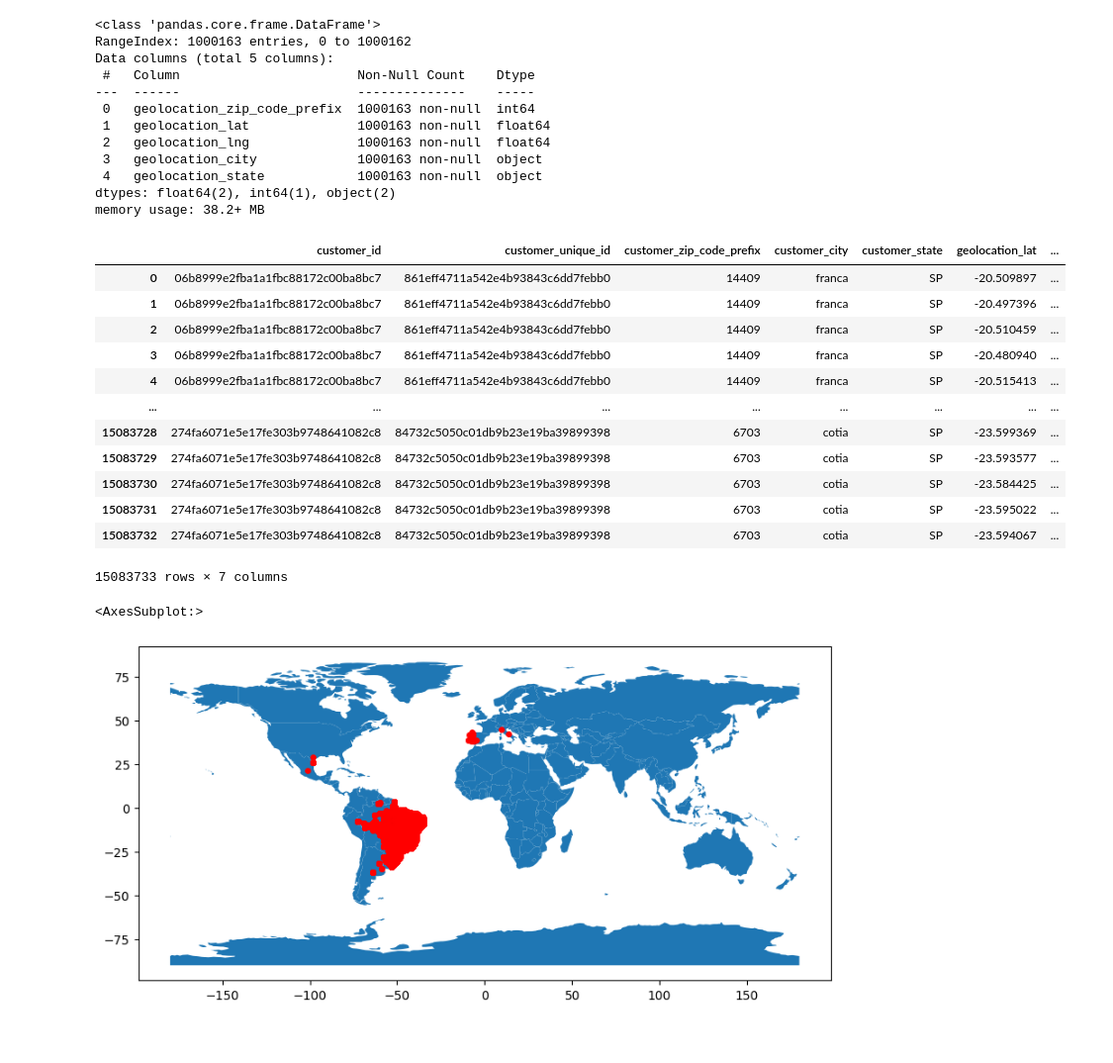
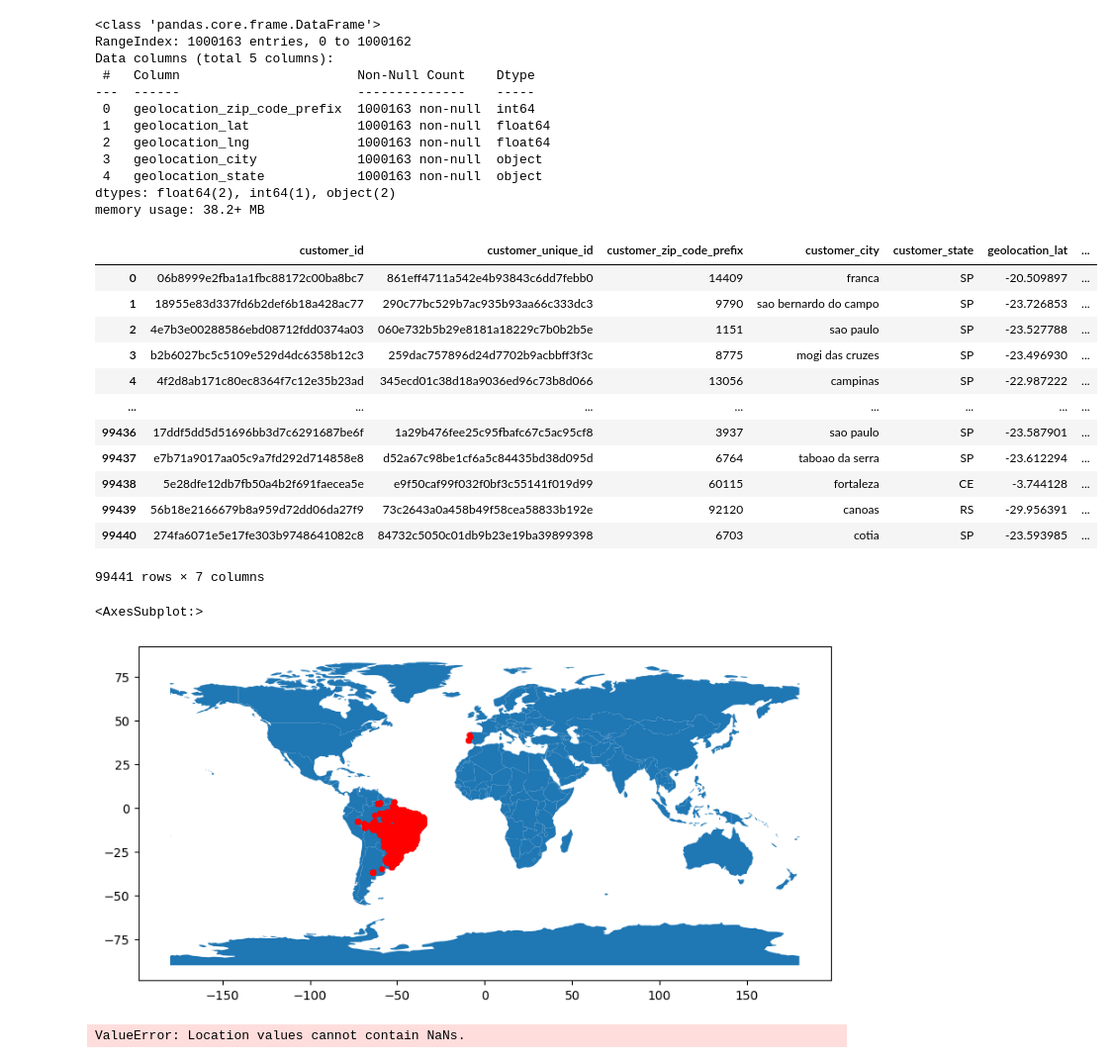
Before and after one commit to haelbrek/Olist, a Jupyter notebook: Anlayse_Emad/Analyse_Emad.ipynb, the cells around one changed output. Shown: that part at 99% size. Saved outputs shown, nothing was run; the diff lists cells and outputs as text; code cells hidden in the pictures.

```diff
--- a/Anlayse_Emad/Analyse_Emad.ipynb
+++ b/Anlayse_Emad/Analyse_Emad.ipynb
@@ -25,6 +25,8 @@ duplicates.shape[0]
 413907
 # %%
 geolocation_dataset_without_duplicates = geolocation_dataset.drop_duplicates(subset=['geolocation_lat', 'geolocation_lng'])
+# %%
+geolocation_dataset_without_duplicates_in_zip = geolocation_dataset.drop_duplicates(subset=['geolocation_zip_code_prefix'])
 # %%
 geolocation_dataset_without_duplicates.shape[0]
 # %% [output]
@@ -75,26 +77,26 @@ Data columns (total 5 columns):
 dtypes: float64(2), int64(1), object(2)
 memory usage: 38.2+ MB
 # %%
-merged_df = customers_dataset.merge(geolocation_dataset[['geolocation_zip_code_prefix', 'geolocation_lat', 'geolocation_lng']],
+merged_df = customers_dataset.merge(geolocation_dataset_without_duplicates_in_zip[['geolocation_zip_code_prefix', 'geolocation_lat', 'geolocation_lng']],
                                      left_on='customer_zip_code_prefix',
                                      right_on='geolocation_zip_code_prefix',
                                      how='left')
 merged_df = merged_df.drop('geolocation_zip_code_prefix', axis=1)
 merged_df
 # %% [output]
 |  | customer_id | customer_unique_id | customer_zip_code_prefix | customer_city | customer_state | geolocation_lat | ... |
 | 0 | 06b8999e2fba1a1fbc88172c00ba8bc7 | 861eff4711a542e4b93843c6dd7febb0 | 14409 | franca | SP | -20.509897 | ... |
-| 1 | 06b8999e2fba1a1fbc88172c00ba8bc7 | 861eff4711a542e4b93843c6dd7febb0 | 14409 | franca | SP | -20.497396 | ... |
-| 2 | 06b8999e2fba1a1fbc88172c00ba8bc7 | 861eff4711a542e4b93843c6dd7febb0 | 14409 | franca | SP | -20.510459 | ... |
-| 3 | 06b8999e2fba1a1fbc88172c00ba8bc7 | 861eff4711a542e4b93843c6dd7febb0 | 14409 | franca | SP | -20.480940 | ... |
-| 4 | 06b8999e2fba1a1fbc88172c00ba8bc7 | 861eff4711a542e4b93843c6dd7febb0 | 14409 | franca | SP | -20.515413 | ... |
+| 1 | 18955e83d337fd6b2def6b18a428ac77 | 290c77bc529b7ac935b93aa66c333dc3 | 9790 | sao bernardo do campo | SP | -23.726853 | ... |
+| 2 | 4e7b3e00288586ebd08712fdd0374a03 | 060e732b5b29e8181a18229c7b0b2b5e | 1151 | sao paulo | SP | -23.527788 | ... |
+| 3 | b2b6027bc5c5109e529d4dc6358b12c3 | 259dac757896d24d7702b9acbbff3f3c | 8775 | mogi das cruzes | SP | -23.496930 | ... |
+| 4 | 4f2d8ab171c80ec8364f7c12e35b23ad | 345ecd01c38d18a9036ed96c73b8d066 | 13056 | campinas | SP | -22.987222 | ... |
 | ... | ... | ... | ... | ... | ... | ... | ... |
-| 15083728 | 274fa6071e5e17fe303b9748641082c8 | 84732c5050c01db9b23e19ba39899398 | 6703 | cotia | SP | -23.599369 | ... |
-| 15083729 | 274fa6071e5e17fe303b9748641082c8 | 84732c5050c01db9b23e19ba39899398 | 6703 | cotia | SP | -23.593577 | ... |
-| 15083730 | 274fa6071e5e17fe303b9748641082c8 | 84732c5050c01db9b23e19ba39899398 | 6703 | cotia | SP | -23.584425 | ... |
-| 15083731 | 274fa6071e5e17fe303b9748641082c8 | 84732c5050c01db9b23e19ba39899398 | 6703 | cotia | SP | -23.595022 | ... |
-| 15083732 | 274fa6071e5e17fe303b9748641082c8 | 84732c5050c01db9b23e19ba39899398 | 6703 | cotia | SP | -23.594067 | ... |
+| 99436 | 17ddf5dd5d51696bb3d7c6291687be6f | 1a29b476fee25c95fbafc67c5ac95cf8 | 3937 | sao paulo | SP | -23.587901 | ... |
+| 99437 | e7b71a9017aa05c9a7fd292d714858e8 | d52a67c98be1cf6a5c84435bd38d095d | 6764 | taboao da serra | SP | -23.612294 | ... |
+| 99438 | 5e28dfe12db7fb50a4b2f691faecea5e | e9f50caf99f032f0bf3c55141f019d99 | 60115 | fortaleza | CE | -3.744128 | ... |
+| 99439 | 56b18e2166679b8a959d72dd06da27f9 | 73c2643a0a458b49f58cea58833b192e | 92120 | canoas | RS | -29.956391 | ... |
+| 99440 | 274fa6071e5e17fe303b9748641082c8 | 84732c5050c01db9b23e19ba39899398 | 6703 | cotia | SP | -23.593985 | ... |
-15083733 rows × 7 columns
+99441 rows × 7 columns
 # %%
 import pandas as pd
 from shapely.geometry import Point
@@ -111,4 +113,18 @@ world = gpd.read_file(gpd.datasets.get_path('naturalearth_lowres'))
 gdf.plot(ax=world.plot(figsize=(10, 6)), marker='o', color='red', markersize=15)
 # %% [output]
 <AxesSubplot:>
-[figure, old version]
+[figure, new version]
+# %%
+import pandas as pd
+import folium
+from shapely.geometry import Point
+
+
+m = folium.Map(location=[merged_df['geolocation_lat'].mean(), merged_df['geolocation_lng'].mean()], zoom_start=10)
+
+for i, row in merged_df.iterrows():
+    folium.CircleMarker([row['geolocation_lat'], row['geolocation_lng']], radius=5, color='red', fill=True, fill_color='red').add_to(m)
+
+m.save("map.html")
+# %% [output]
+ValueError: Location values cannot contain NaNs.
```
Also changed, not shown: parts of 1 cell of this notebook.
